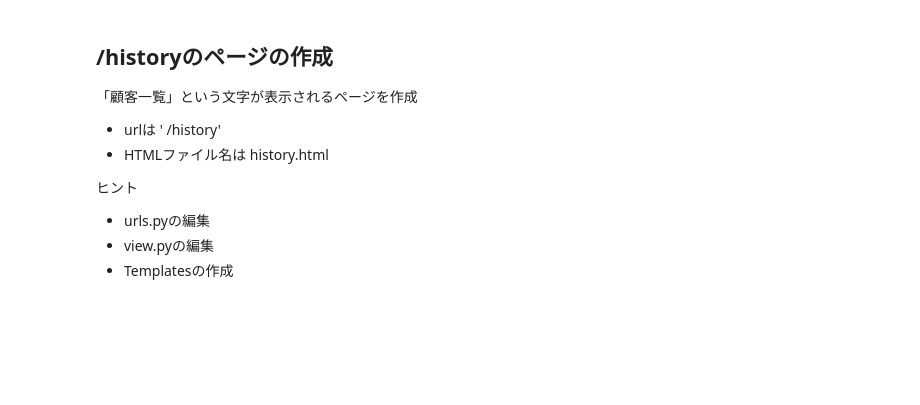
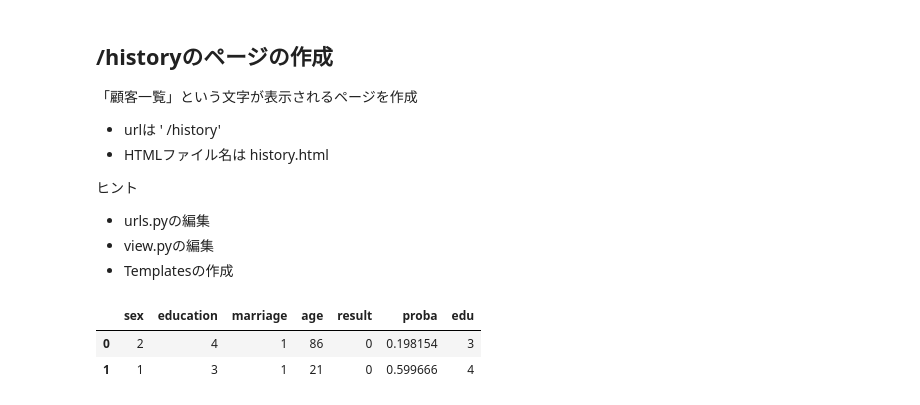
Before and after one commit to yo-taiyo/demo_app, a Jupyter notebook: モデル作成.ipynb, the cells around one changed output. Cells and saved outputs as stored; diff of their text form; code cells hidden in the pictures; blank space fills up the shorter version.

```diff
--- a/モデル作成.ipynb
+++ b/モデル作成.ipynb
@@ -116,0 +122,6 @@ comment という変数名でHTMLファイルにわたし、表示してくだ
+# %%
+df.head(2)
+# %% [output]
+|  | sex | education | marriage | age | result | proba | edu |
+| 0 | 2 | 4 | 1 | 86 | 0 | 0.198154 | 3 |
+| 1 | 1 | 3 | 1 | 21 | 0 | 0.599666 | 4 |
```
Also changed, not shown: parts of 13 cells of this notebook, 11 other files.
